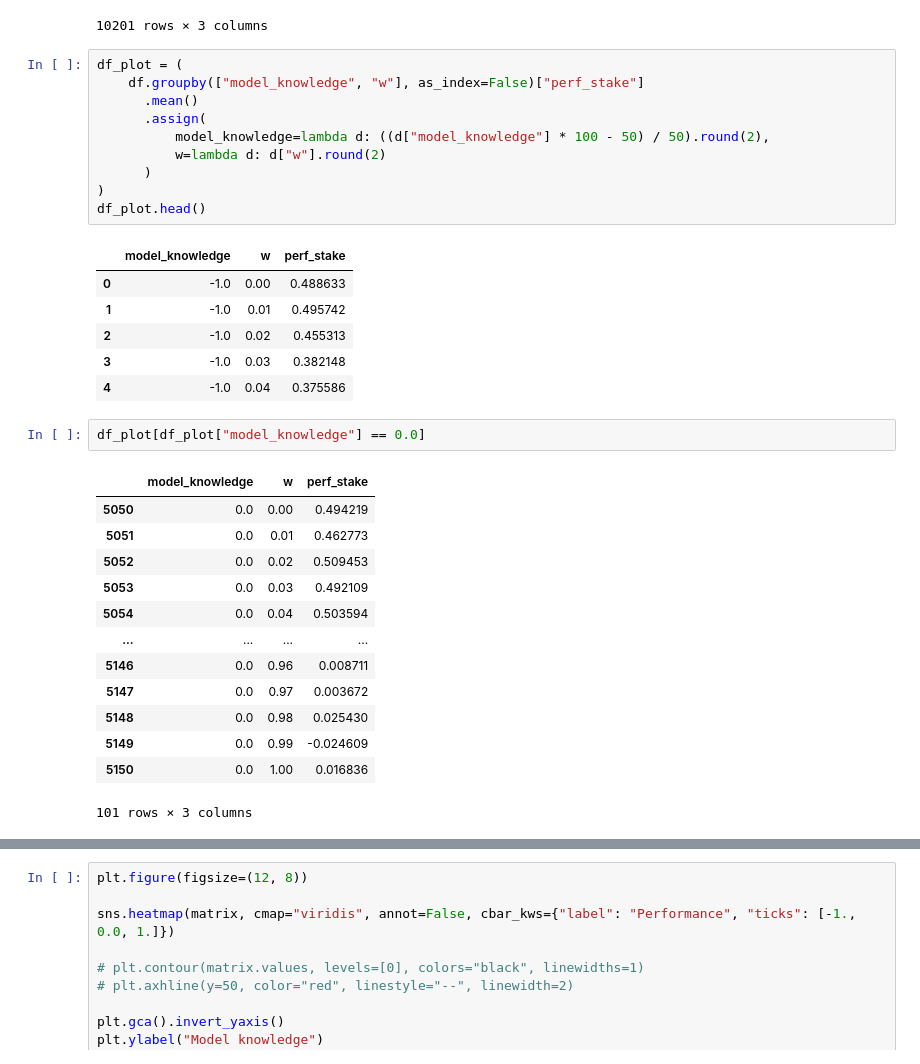
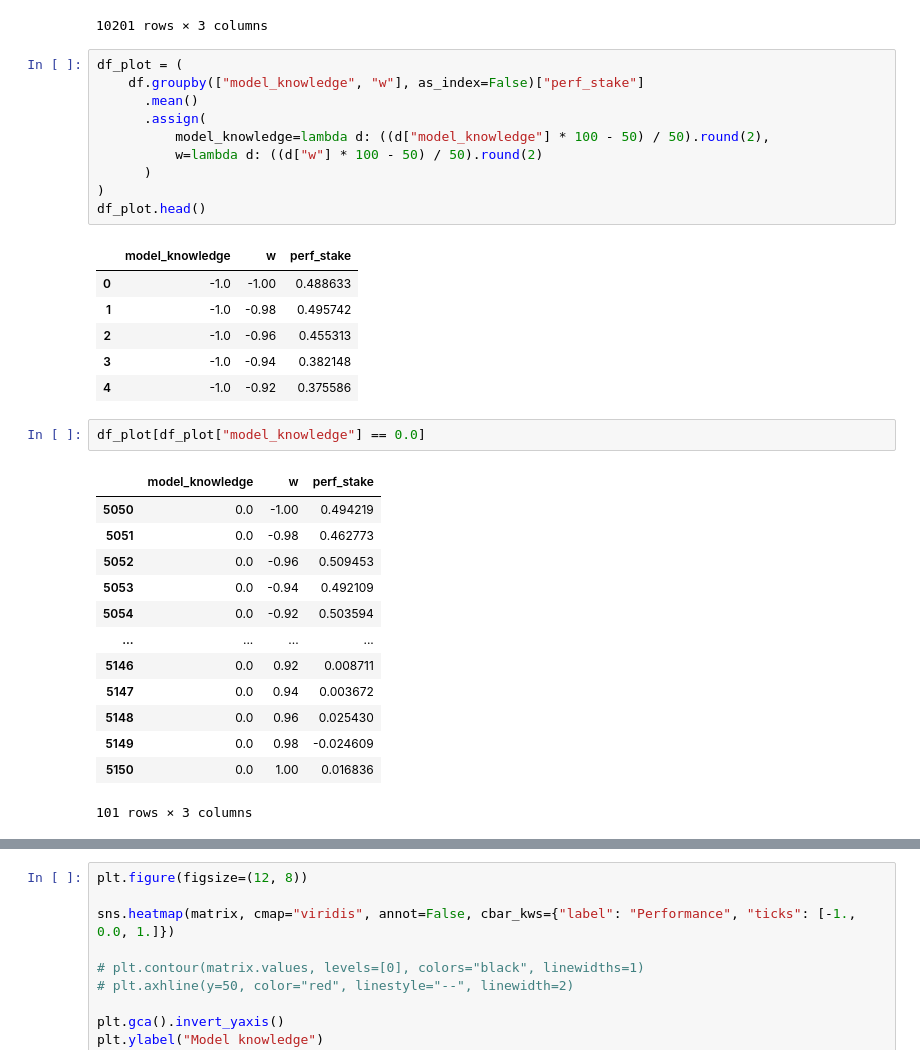
Before and after one commit to DrBlublu/2023_Transmission_of_model_project_ABM, a Jupyter notebook: scripts/simulation_analysis.ipynb, the cells around one changed output, grey strips where cells are left out. Drawn from its saved outputs; the diff is of its cells as text.

```diff
--- a/scripts/simulation_analysis.ipynb
+++ b/scripts/simulation_analysis.ipynb
@@ -35,34 +35,34 @@ df_plot
 # %%
 df_plot = (
     df.groupby(["model_knowledge", "w"], as_index=False)["perf_stake"]
       .mean()
       .assign(
           model_knowledge=lambda d: ((d["model_knowledge"] * 100 - 50) / 50).round(2),
-          w=lambda d: d["w"].round(2)
+          w=lambda d: ((d["w"] * 100 - 50) / 50).round(2)
       )
 )
 df_plot.head()
 # %% [output]
 |  | model_knowledge | w | perf_stake |
-| 0 | -1.0 | 0.00 | 0.488633 |
-| 1 | -1.0 | 0.01 | 0.495742 |
-| 2 | -1.0 | 0.02 | 0.455313 |
-| 3 | -1.0 | 0.03 | 0.382148 |
-| 4 | -1.0 | 0.04 | 0.375586 |
+| 0 | -1.0 | -1.00 | 0.488633 |
+| 1 | -1.0 | -0.98 | 0.495742 |
+| 2 | -1.0 | -0.96 | 0.455313 |
+| 3 | -1.0 | -0.94 | 0.382148 |
+| 4 | -1.0 | -0.92 | 0.375586 |
 # %%
 df_plot[df_plot["model_knowledge"] == 0.0]
 # %% [output]
 |  | model_knowledge | w | perf_stake |
-| 5050 | 0.0 | 0.00 | 0.494219 |
-| 5051 | 0.0 | 0.01 | 0.462773 |
-| 5052 | 0.0 | 0.02 | 0.509453 |
-| 5053 | 0.0 | 0.03 | 0.492109 |
-| 5054 | 0.0 | 0.04 | 0.503594 |
+| 5050 | 0.0 | -1.00 | 0.494219 |
+| 5051 | 0.0 | -0.98 | 0.462773 |
+| 5052 | 0.0 | -0.96 | 0.509453 |
+| 5053 | 0.0 | -0.94 | 0.492109 |
+| 5054 | 0.0 | -0.92 | 0.503594 |
 | ... | ... | ... | ... |
-| 5146 | 0.0 | 0.96 | 0.008711 |
-| 5147 | 0.0 | 0.97 | 0.003672 |
-| 5148 | 0.0 | 0.98 | 0.025430 |
-| 5149 | 0.0 | 0.99 | -0.024609 |
+| 5146 | 0.0 | 0.92 | 0.008711 |
+| 5147 | 0.0 | 0.94 | 0.003672 |
+| 5148 | 0.0 | 0.96 | 0.025430 |
+| 5149 | 0.0 | 0.98 | -0.024609 |
 | 5150 | 0.0 | 1.00 | 0.016836 |
 101 rows × 3 columns
 # %%
```
Also changed, not shown: parts of 2 cells of this notebook, 3 other files.
